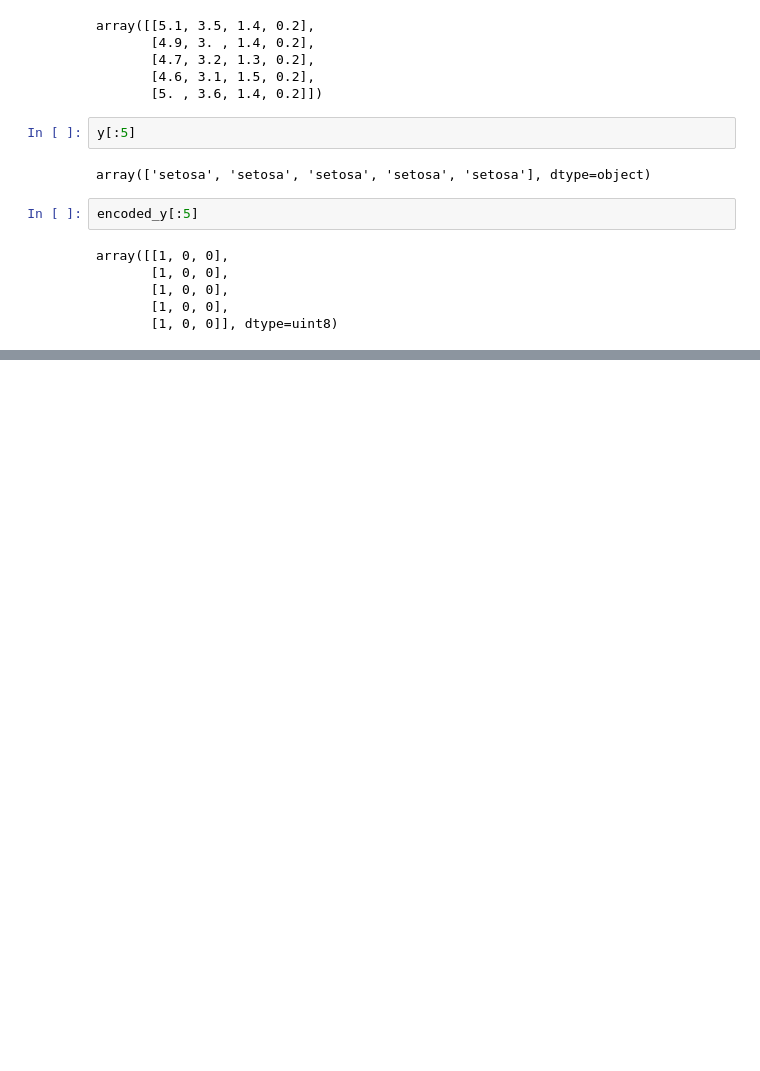
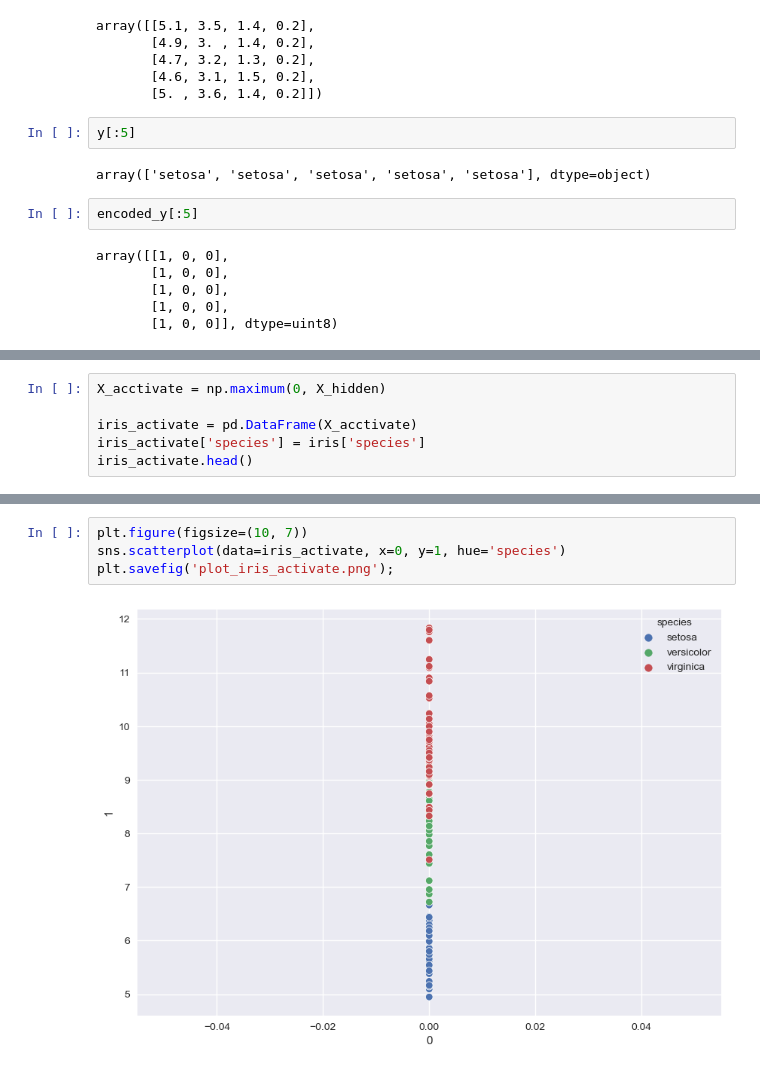
Before and after one commit to OrnlyP63/Medium, a Jupyter notebook: ann-matrix/Neural-Net-In-The-Matrix.ipynb, the cells around one changed output, grey strips where cells are left out. Saved outputs shown, nothing was run; the diff lists cells and outputs as text; blank space fills up the shorter version.

```diff
--- a/ann-matrix/Neural-Net-In-The-Matrix.ipynb
+++ b/ann-matrix/Neural-Net-In-The-Matrix.ipynb
@@ -130,0 +168,6 @@ array([[1, 0, 0],
+# %%
+X_acctivate = np.maximum(0, X_hidden)
+
+iris_activate = pd.DataFrame(X_acctivate)
+iris_activate['species'] = iris['species']
+iris_activate.head()
@@ -130,0 +181,6 @@ array([[1, 0, 0],
+# %%
+plt.figure(figsize=(10, 7))
+sns.scatterplot(data=iris_activate, x=0, y=1, hue='species')
+plt.savefig('plot_iris_activate.png');
+# %% [output]
+[figure, added]
```
Also changed, not shown: parts of 13 cells of this notebook, 21 other files.
